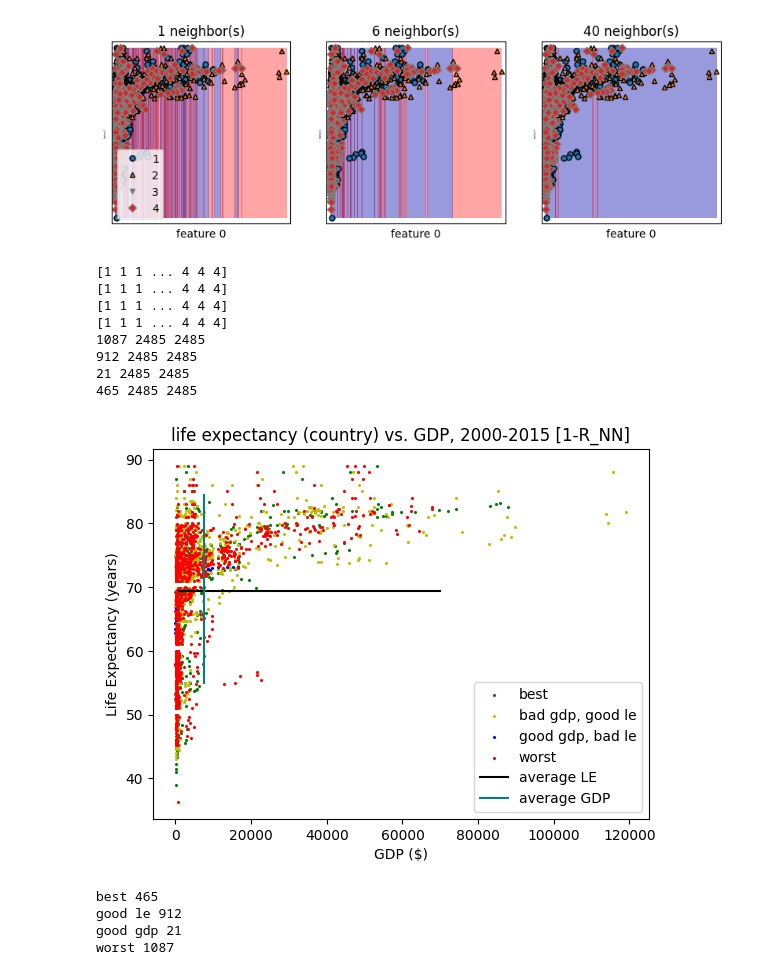
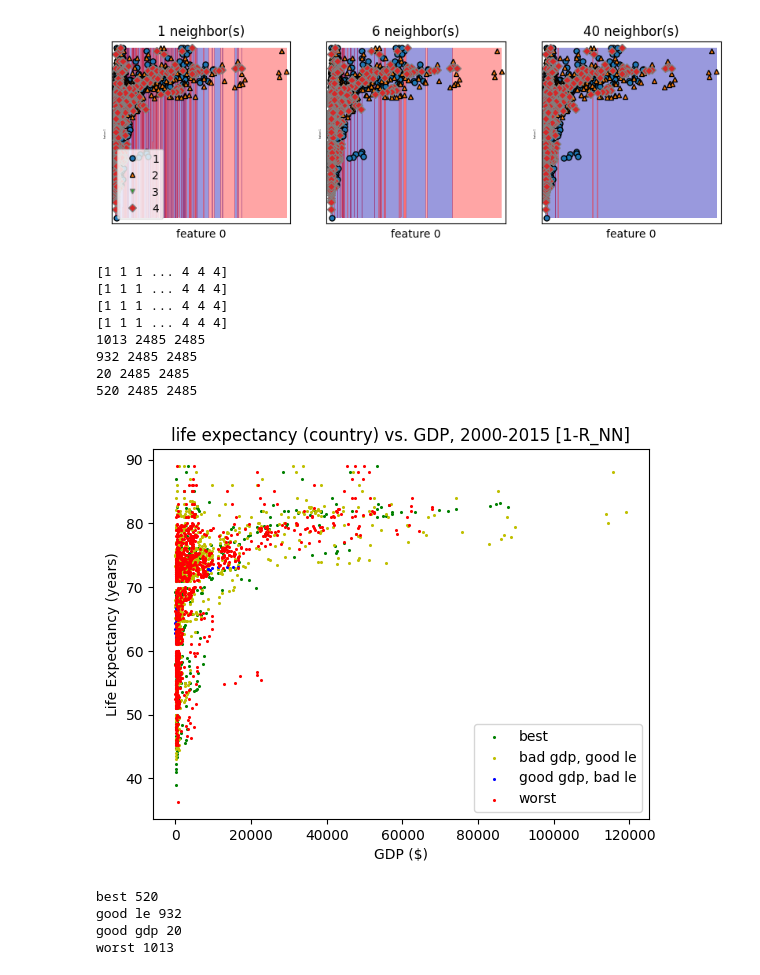
Before and after one commit to DolevArtzi/algsforbigdata, a Jupyter notebook: regression_testing.ipynb, the cells around one changed output. Saved outputs shown, nothing was run; the diff lists cells and outputs as text; code cells hidden in the pictures.

```diff
--- a/regression_testing.ipynb
+++ b/regression_testing.ipynb
@@ -204,50 +185,50 @@ _ = axes[0].legend(loc=3)
 # %% [output]
 [figure]
 # %%
-rn = RadiusNeighborsClassifier(radius=1.5)
+rn = RadiusNeighborsClassifier(radius=0.00001)
 classifier = rn.fit(X,y)
 predictions = classifier.predict(X)
 cats = extract_categories(predictions)
 p.plotGeneric(data=cats[3],label='best',
                     scatterArgs={'s':1.5,'color':'g'},
                     wait=True)
 p._legend()
 p.plotGeneric(data=cats[1],label='bad gdp, good le',
                     scatterArgs={'s':1.5,'color':'y'},
                     wait=True)
 p._legend()
 p.plotGeneric(data=cats[2],label='good gdp, bad le',
                     scatterArgs={'s':1.5,'color':'b'},
                     wait=True)
 p._legend()
 p.plotGeneric(data=cats[0],label='worst',
                     scatterArgs={'s':1.5,'color':'r'},
                     wait=True,
                     chart={'title':'life expectancy (country) vs. GDP, 2000-2015 [1-R_NN]',
                            'xlabel':'GDP ($)',
                            'ylabel':'Life Expectancy (years)'})
-plt.plot([1000,70000],[avg_le,avg_le],label='average LE',color='black')
-plt.plot([avg_gdp,avg_gdp],[55,84.5],label='average GDP',color='teal')
+# plt.plot([1000,70000],[avg_le,avg_le],label='average LE',color='black')
+# plt.plot([avg_gdp,avg_gdp],[55,84.5],label='average GDP',color='teal')
 plt.legend()
 p._showPlt()
 print('best',len(cats[3][0]))
 print('good le',len(cats[1][0]))
 print('good gdp',len(cats[2][0]))
 print('worst',len(cats[0][0]))
 # %% [output]
 [1 1 1 ... 4 4 4]
 [1 1 1 ... 4 4 4]
 [1 1 1 ... 4 4 4]
 [1 1 1 ... 4 4 4]
-1087 2485 2485
-912 2485 2485
-21 2485 2485
-465 2485 2485
+1013 2485 2485
+932 2485 2485
+20 2485 2485
+520 2485 2485
-[figure, old version]
+[figure, new version]
-best 465
-good le 912
-good gdp 21
-worst 1087
+best 520
+good le 932
+good gdp 20
+worst 1013
 # %%
 #todo: knn, other clustering
 # %%
```
Also changed, not shown: parts of 6 cells of this notebook, 1 other file.
